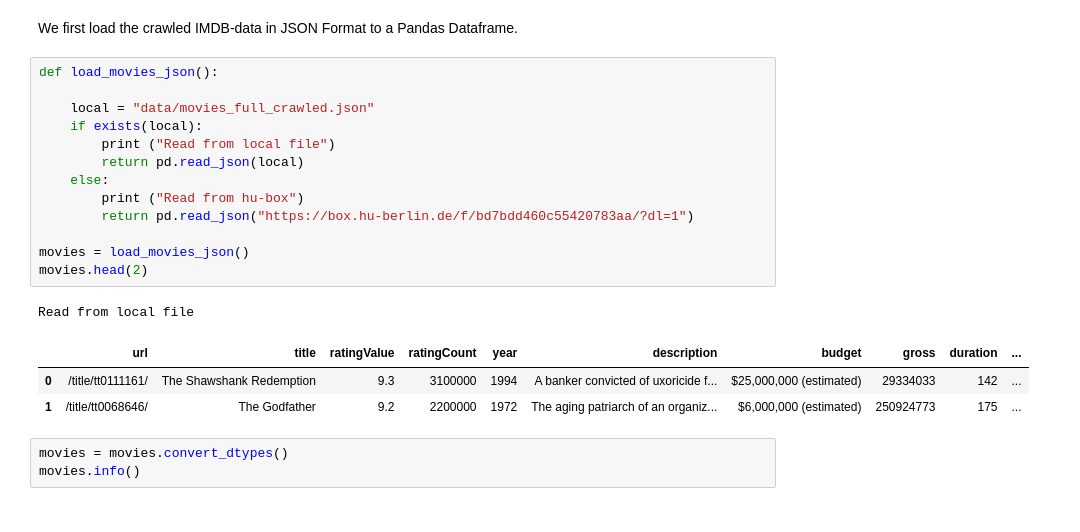
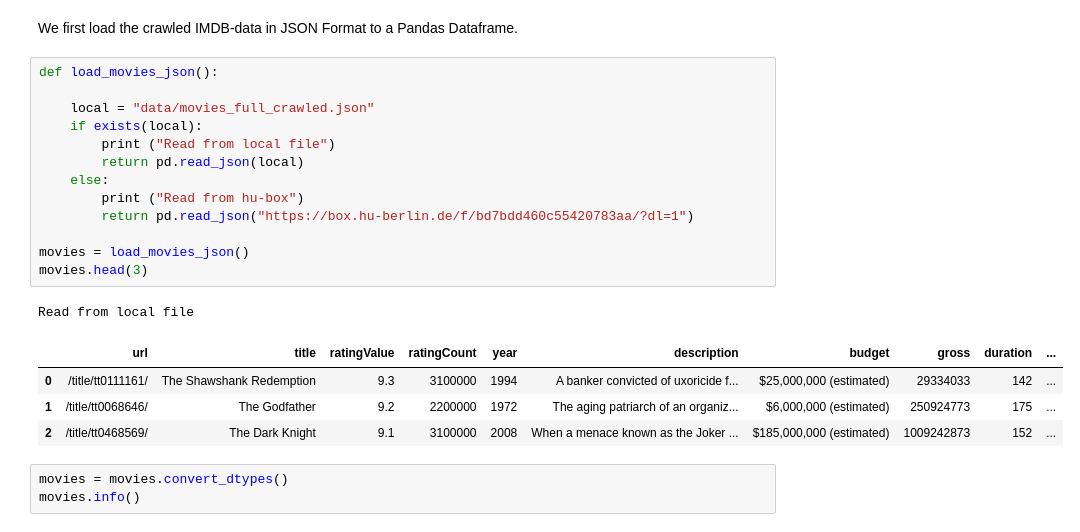
Before and after one commit to Marionese/python_ds_excercises, a Jupyter notebook: primer_exercise1/primer_part2_imdb_eda.ipynb, the cells around one changed output. Drawn from its saved outputs; the diff is of its cells as text.

```diff
--- a/primer_exercise1/primer_part2_imdb_eda.ipynb
+++ b/primer_exercise1/primer_part2_imdb_eda.ipynb
@@ -47,21 +47,22 @@ We first load the crawled IMDB-data in JSON Format to a Pandas Dataframe.
 # %%
 def load_movies_json():
 
     local = "data/movies_full_crawled.json"
     if exists(local):
         print ("Read from local file")
         return pd.read_json(local)
     else:
         print ("Read from hu-box")
         return pd.read_json("https://box.hu-berlin.de/f/bd7bdd460c55420783aa/?dl=1")
 
 movies = load_movies_json()
-movies.head(2)
+movies.head(3)
 # %% [output]
 Read from local file
 |  | url | title | ratingValue | ratingCount | year | description | budget | gross | duration | ... |
 | 0 | /title/tt0111161/ | The Shawshank Redemption | 9.3 | 3100000 | 1994 | A banker convicted of uxoricide f... | $25,000,000 (estimated) | 29334033 | 142 | ... |
 | 1 | /title/tt0068646/ | The Godfather | 9.2 | 2200000 | 1972 | The aging patriarch of an organiz... | $6,000,000 (estimated) | 250924773 | 175 | ... |
+| 2 | /title/tt0468569/ | The Dark Knight | 9.1 | 3100000 | 2008 | When a menace known as the Joker ... | $185,000,000 (estimated) | 1009242873 | 152 | ... |
 # %%
 movies = movies.convert_dtypes()
 movies.info()
```
Also changed, not shown: parts of 5 cells of this notebook, 1 other file.
